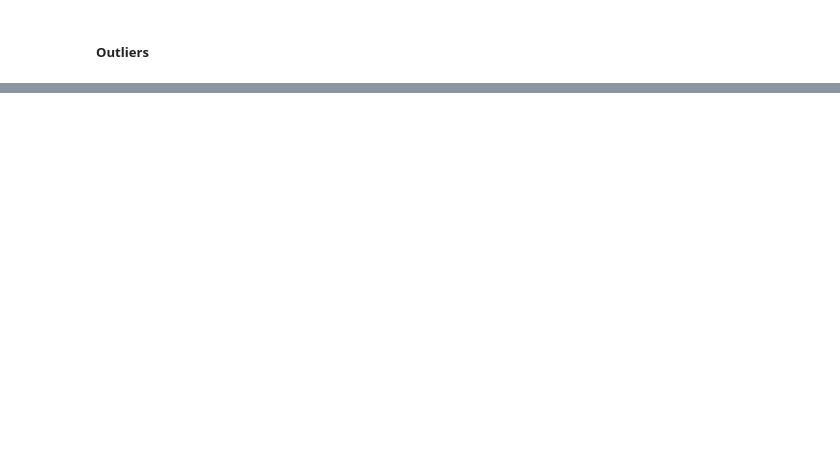
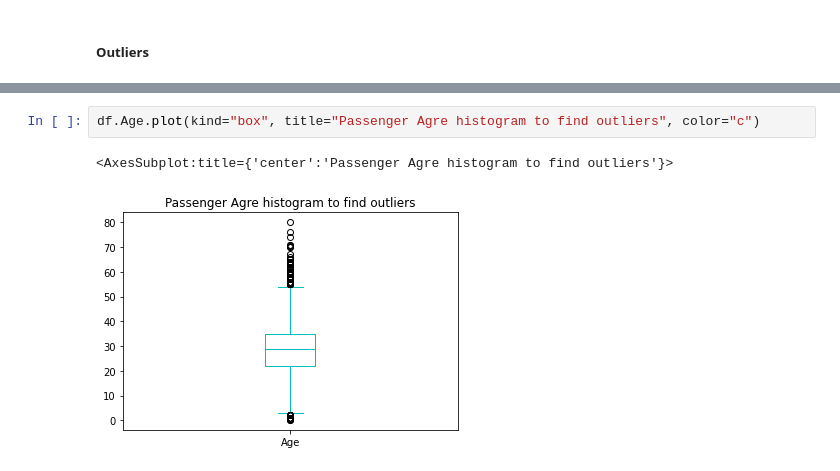
Before and after one commit to avilavate/titanic_disaster, a Jupyter notebook: notebooks/EDA Titanic Disaster Dataset.ipynb, the cells around one changed output, grey strips where cells are left out. Drawn from its saved outputs; the diff is of its cells as text; blank space fills up the shorter version.

```diff
--- a/notebooks/EDA Titanic Disaster Dataset.ipynb
+++ b/notebooks/EDA Titanic Disaster Dataset.ipynb
@@ -377,0 +395,5 @@ memory usage: 165.2+ KB
+# %%
+df.Age.plot(kind="box", title="Passenger Agre histogram to find outliers", color="c")
+# %% [output]
+<AxesSubplot:title={'center':'Passenger Agre histogram to find outliers'}>
+[figure, added]
```
Also changed, not shown: parts of 13 cells of this notebook, 1 other file.
